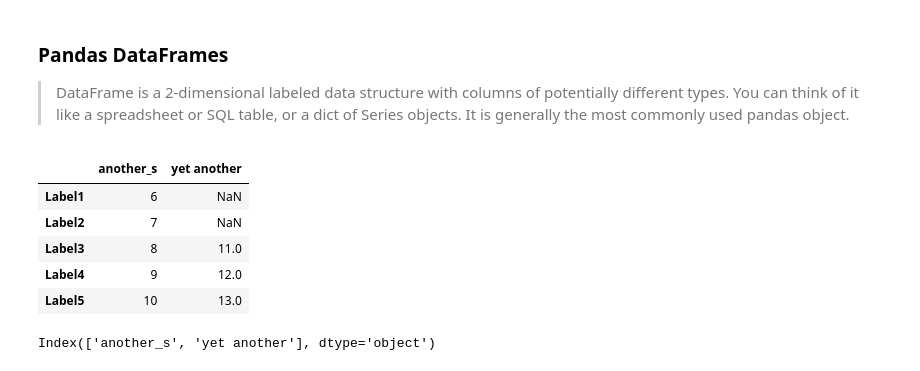
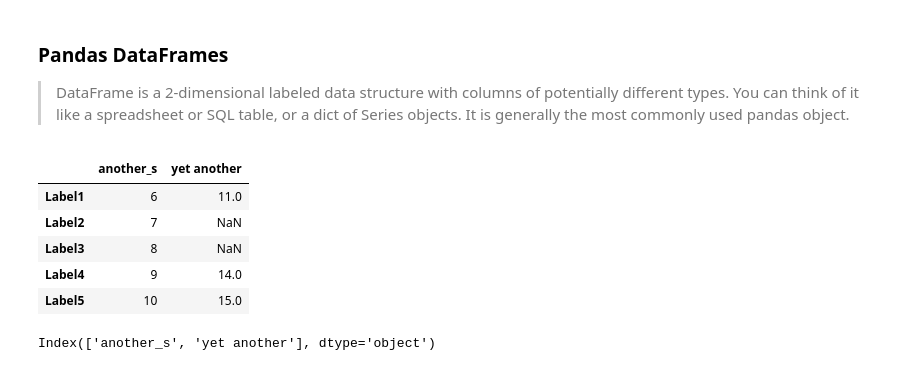
Before and after one commit to cmekik/CDSI_DSwP, a Jupyter notebook: DSwPython.ipynb, the cells around one changed output. Drawn from its saved outputs; the diff is of its cells as text; code cells hidden in the pictures.

```diff
--- a/DSwPython.ipynb
+++ b/DSwPython.ipynb
@@ -208,16 +214,16 @@ dtype: float64
 > DataFrame is a 2-dimensional labeled data structure with columns of potentially different types. You can think of it like a spreadsheet or SQL table, or a dict of Series objects. It is generally the most commonly used pandas object.
 # %%
 df = pd.DataFrame({"another_s": [6, 7, 8, 9, 10],
-                   "yet another": [None, None, 11, 12, 13]},
+                   "yet another": [11, None, None, 14, 15]},
     index=["Label1", "Label2", "Label3", "Label4", "Label5"])
 df
 # %% [output]
 |  | another_s | yet another |
-| Label1 | 6 | NaN |
+| Label1 | 6 | 11.0 |
 | Label2 | 7 | NaN |
-| Label3 | 8 | 11.0 |
-| Label4 | 9 | 12.0 |
-| Label5 | 10 | 13.0 |
+| Label3 | 8 | NaN |
+| Label4 | 9 | 14.0 |
+| Label5 | 10 | 15.0 |
 # %%
 df.columns # dfs have column indices!
 # %% [output]
```
Also changed, not shown: parts of 75 cells of this notebook.
